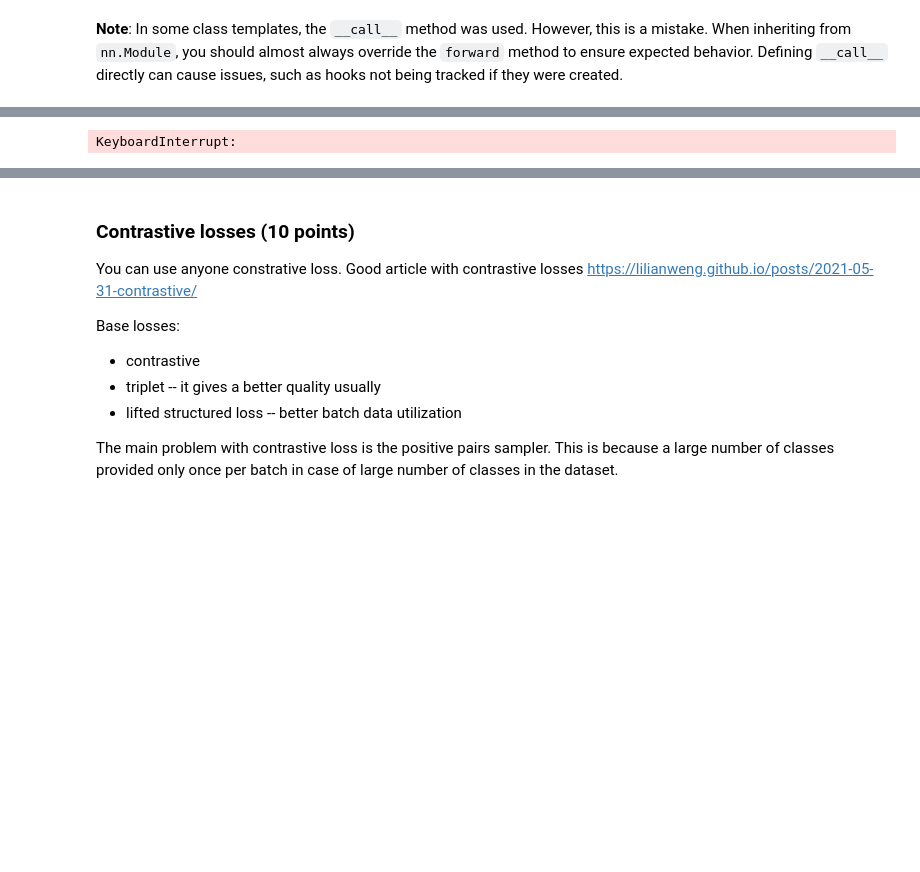
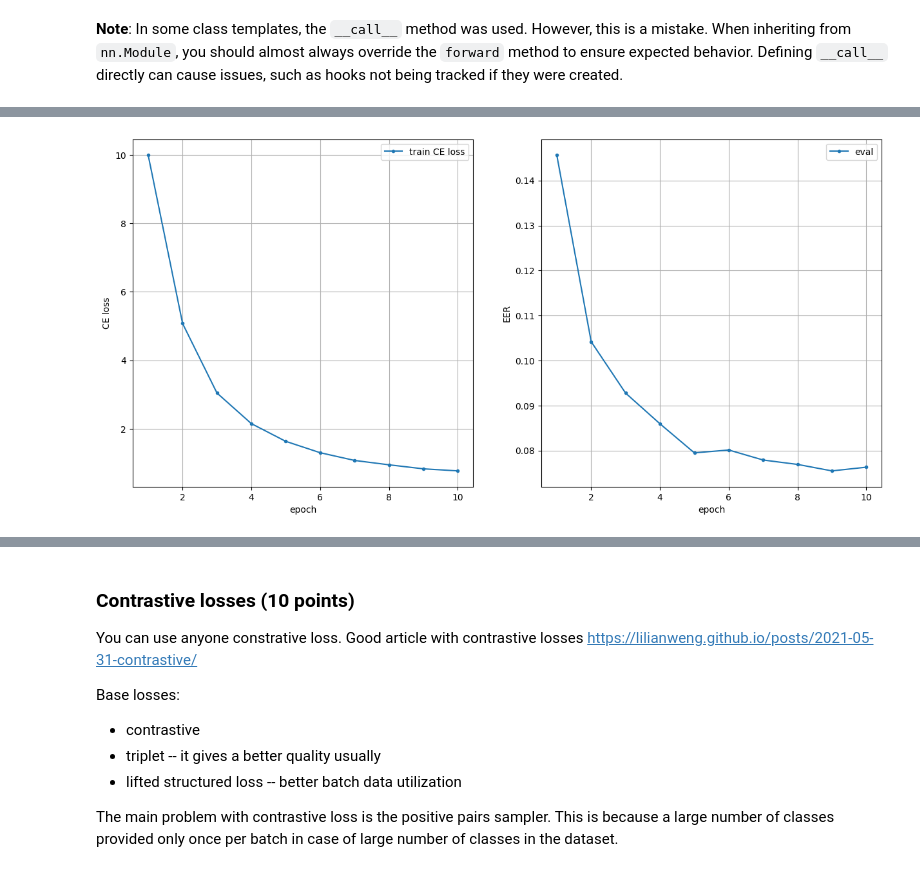
Before and after one commit to AiratNazmiev/speech_course, a Jupyter notebook: labs/3_Biometrics/biometrics.ipynb, the cells around one changed output, grey strips where cells are left out. Drawn from its saved outputs; the diff is of its cells as text; code cells hidden in the pictures; blank space fills up the shorter version.

Commit message:
biometrics: ecapa-tdnn with contrastive uptraining

```diff
--- a/labs/3_Biometrics/biometrics.ipynb
+++ b/labs/3_Biometrics/biometrics.ipynb
@@ -566,2 +634,6 @@ You can train ECAPA with hidden size 256 to increase speed
 # %%
-ecapatdnn = EcapaTDNN(FEATS, trainset.speakers(), 512)
+ecapatdnn = EcapaTDNN(
+    input_channels=FEATS,
+    n_classes=trainset.speakers(),
+    hidden=256
+).to(DEVICE)
@@ -589,11 +655,22 @@ pn  # parameters without head
-# %%
-model = EcapaTDNN(
-    input_channels=FEATS,
-    n_classes=trainset.speakers(),
-    hidden=512
-).to(DEVICE)
-opt = optim.Adam(model.parameters())
-# train(model, opt, batch_size=128)
-train(model, opt, batch_size=32)
-# %% [output]
-KeyboardInterrupt:
+# %%
+opt_ecapatdnn = optim.Adam(
+    ecapatdnn.parameters(),
+    lr=1e-3,
+    weight_decay=1e-5
+)
+
+scheduler_ecapatdnn = optim.lr_scheduler.ExponentialLR(
+    optimizer=opt_ecapatdnn,
+    gamma=0.75
+)
+# %%
+train(
+    model=ecapatdnn,
+    opt=opt_ecapatdnn,
+    scheduler=scheduler_ecapatdnn,
+    batch_size=64,
+    epochs=10,
+    exp_dir='ecapa_tdnn'
+)
+# %% [output]
+[figure, added]
```
Also changed, not shown: parts of 25 cells of this notebook.
